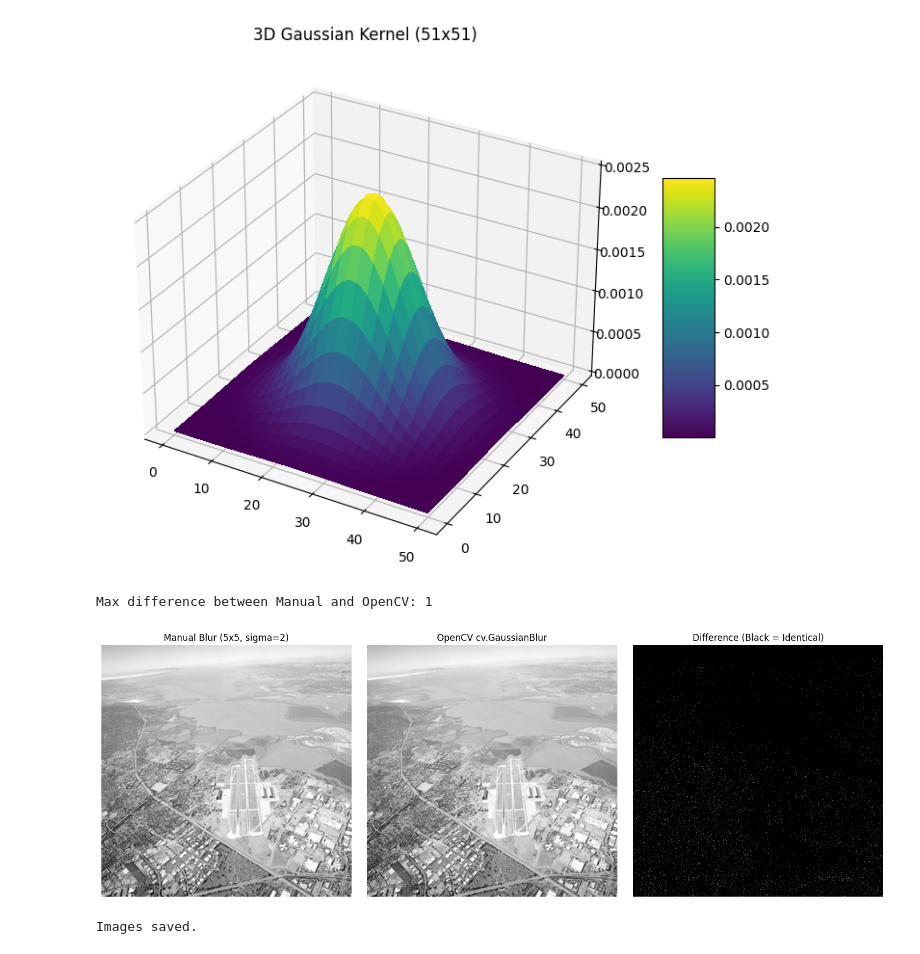
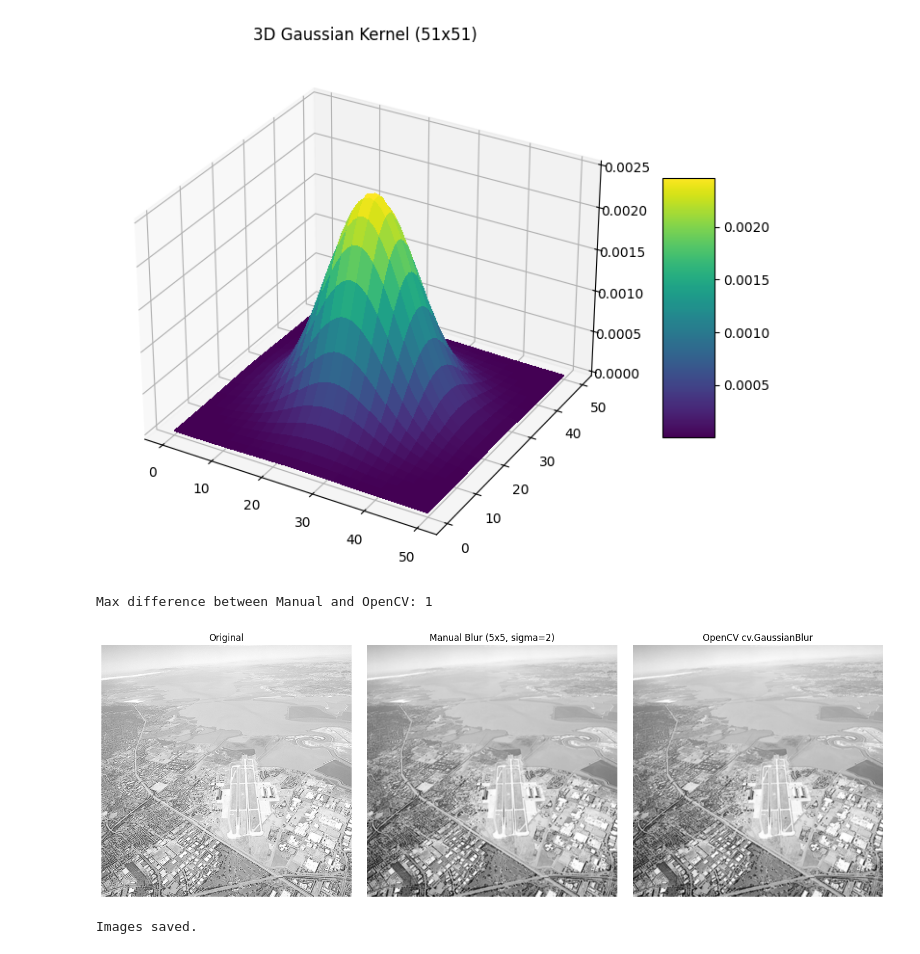
Before and after one commit to lahiru-praveen/Machine_Vision_Assignment01, a Jupyter notebook: code/Q5_Gaussian_Filtering.ipynb, the cells around one changed output. Saved outputs shown, nothing was run; the diff lists cells and outputs as text; code cells hidden in the pictures.

```diff
--- a/code/Q5_Gaussian_Filtering.ipynb
+++ b/code/Q5_Gaussian_Filtering.ipynb
@@ -7,22 +7,14 @@ from mpl_toolkits.mplot3d import Axes3D
 %matplotlib inline
 # %%
 def create_gaussian_kernel(k_size, sigma):
-    """
-    Creates a normalized 2D Gaussian kernel.
-    """
-    # 1. Create a coordinate grid (centered at 0)
-    # For k_size=5, center=2. Range becomes -2, -1, 0, 1, 2
+    # Create a coordinate grid (centered at 0)
     center = k_size // 2
     x, y = np.meshgrid(np.arange(-center, center + 1),
                        np.arange(-center, center + 1))
-
-    # 2. Apply Gaussian Formula
-    # G(x,y) = (1 / (2*pi*sigma^2)) * exp(-(x^2 + y^2) / (2*sigma^2))
+    # Apply Gaussian Formula
     exponent = -(x**2 + y**2) / (2 * sigma**2)
     kernel = (1 / (2 * np.pi * sigma**2)) * np.exp(exponent)
-
-    # 3. Normalize the kernel so sum = 1
-    # This prevents the image from getting brighter or darker
+    # Normalize the kernel so sum = 1
     return kernel / np.sum(kernel)
 # %%
 # Define parameters
@@ -63,49 +51,46 @@ img = cv2.imread(img_path, cv2.IMREAD_GRAYSCALE)
 if img is None:
     print("Error: Load image first.")
 else:
-    # 1. Apply Manual Kernel
-    # We use cv2.filter2D to convolve our manual kernel with the image
+    # Apply Manual Kernel
     img_manual_blur = cv2.filter2D(img, -1, manual_kernel)
 
-    # 2. Apply OpenCV Built-in Gaussian Blur
-    # ksize must be odd (5, 5). SigmaX=2, SigmaY=0 (implies =SigmaX)
+    # Apply OpenCV Built-in Gaussian Blur
     img_cv_blur = cv2.GaussianBlur(img, (k_size, k_size), sigmaX=sigma)
 
-    # 3. Calculate Difference (Absolute difference)
-    # This proves if our implementation matches OpenCV's
+    # Calculate Difference (Absolute difference)
     diff = cv2.absdiff(img_manual_blur, img_cv_blur)
     print(f"Max difference between Manual and OpenCV: {np.max(diff)}")
 
-    # --- Plotting Results ---
+    # Plotting Results
     plt.figure(figsize=(15, 5))
 
     plt.subplot(1, 3, 1)
+    plt.imshow(img, cmap='gray')
+    plt.title(f'Original')
+    plt.axis('off')
+
+    plt.subplot(1, 3, 2)
     plt.imshow(img_manual_blur, cmap='gray')
     plt.title(f'Manual Blur (5x5, sigma={sigma})')
     plt.axis('off')
 
-    plt.subplot(1, 3, 2)
+    plt.subplot(1, 3, 3)
     plt.imshow(img_cv_blur, cmap='gray')
     plt.title('OpenCV cv.GaussianBlur')
-    plt.axis('off')
-
-    plt.subplot(1, 3, 3)
-    plt.imshow(diff, cmap='gray')
-    plt.title('Difference (Black = Identical)')
     plt.axis('off')
 
     plt.tight_layout()
     plt.show()
 
     output_dir = '../images/outputs'
     if not os.path.exists(output_dir):
         os.makedirs(output_dir)
 
     cv2.imwrite(os.path.join(output_dir, 'q5_Manual_Blur.jpg'), img_manual_blur)
     cv2.imwrite(os.path.join(output_dir, 'q5_OpenCV_cv-GaussianBlur.jpg'), img_cv_blur)
     cv2.imwrite(os.path.join(output_dir, 'q5_Difference.jpg'), diff)
     print("Images saved.")
 # %% [output]
 Max difference between Manual and OpenCV: 1
-[figure, old version]
+[figure, new version]
 Images saved.
```
Also changed, not shown: parts of 1 cell of this notebook, 8 other files.
